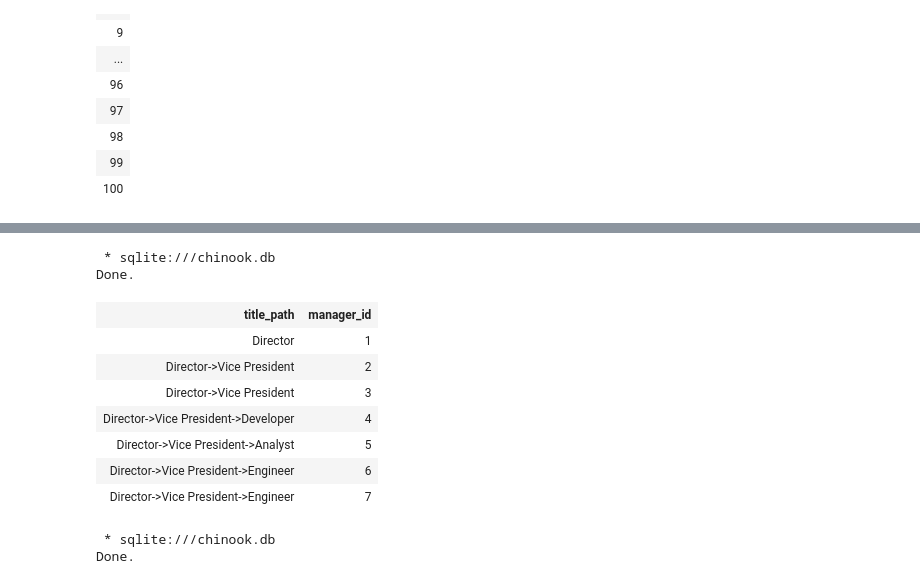
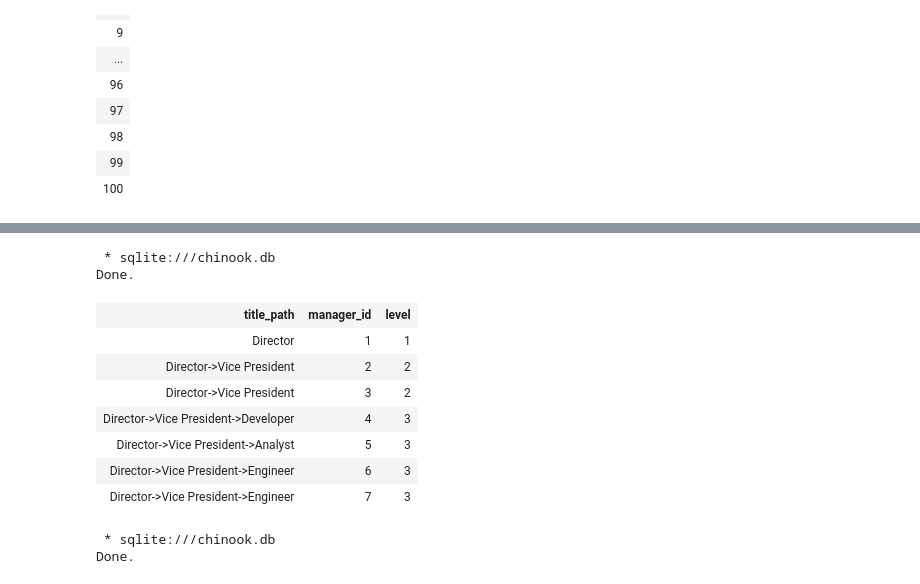
Before and after one commit to nikb-de/Databases_Autumn_2020, a Jupyter notebook: Week2/Practice 2.ipynb, the cells around one changed output, grey strips where cells are left out. Saved outputs shown, nothing was run; the diff lists cells and outputs as text; code cells hidden in the pictures.

```diff
--- a/Week2/Practice 2.ipynb
+++ b/Week2/Practice 2.ipynb
@@ -833,33 +883,34 @@ Done.
 # %%
 %%sql
-WITH recursive ManagerPath(title_path, manager_id) AS
+WITH recursive ManagerPath(title_path, manager_id, level) AS
 (
-  SELECT title as title_path, id as manager_id
+  SELECT title as title_path, id as manager_id, 1 as level
     FROM Employee
   WHERE manager_id is null
 
     UNION
 
   SELECT ManagerPath.title_path || '->' || Employee.title as title_path,
-         id as manager_id
+         id as manager_id,
+         ManagerPath.level + 1 as level
     FROM ManagerPath
     INNER
     JOIN Employee
       ON ManagerPath.manager_id = Employee.manager_id
 )
 select *
 from ManagerPath
 # %% [output]
  * sqlite:///chinook.db
 Done.
-| title_path | manager_id |
-| Director | 1 |
-| Director->Vice President | 2 |
-| Director->Vice President | 3 |
-| Director->Vice President->Developer | 4 |
-| Director->Vice President->Analyst | 5 |
-| Director->Vice President->Engineer | 6 |
-| Director->Vice President->Engineer | 7 |
+| title_path | manager_id | level |
+| Director | 1 | 1 |
+| Director->Vice President | 2 | 2 |
+| Director->Vice President | 3 | 2 |
+| Director->Vice President->Developer | 4 | 3 |
+| Director->Vice President->Analyst | 5 | 3 |
+| Director->Vice President->Engineer | 6 | 3 |
+| Director->Vice President->Engineer | 7 | 3 |
 # %%
 %%sql
 SELECT *
```
Also changed, not shown: parts of 11 cells of this notebook.
